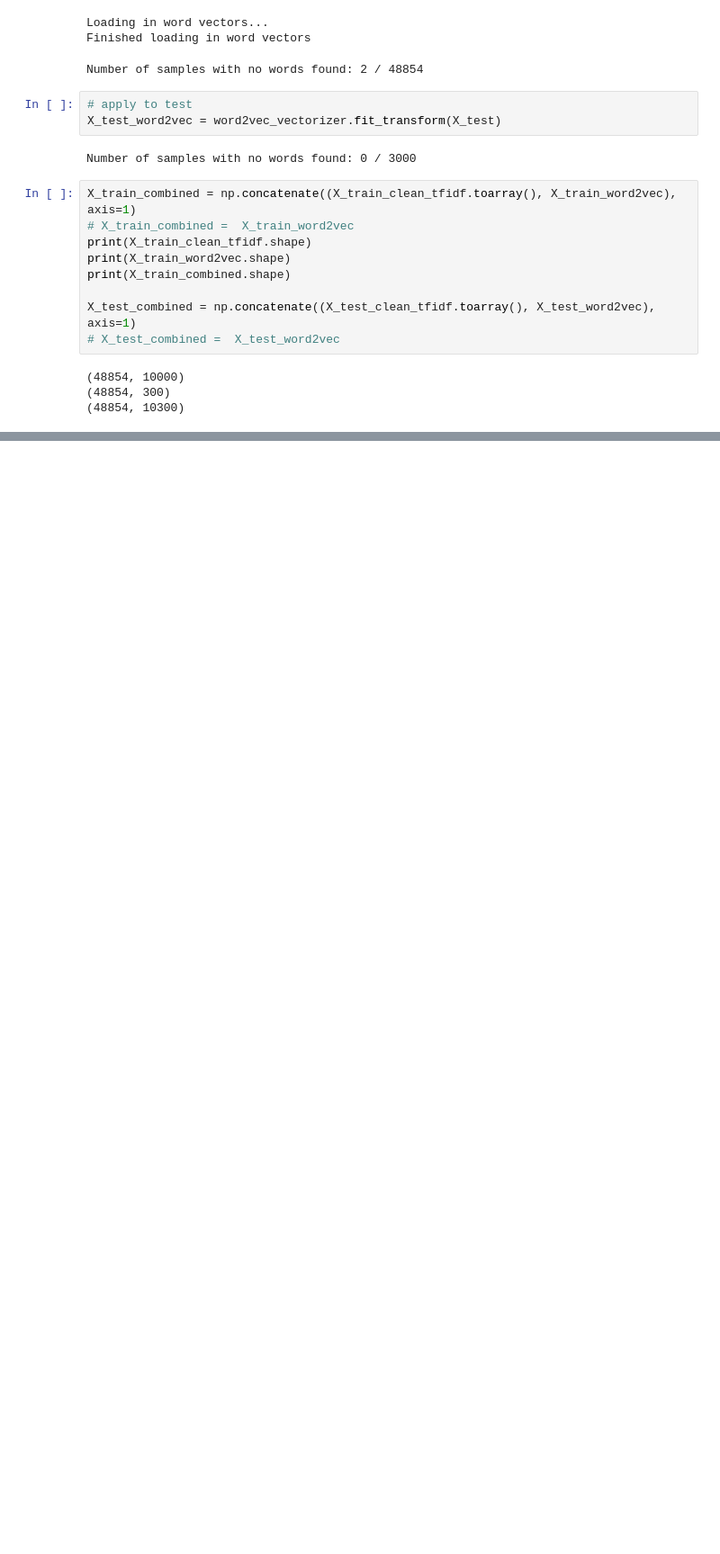
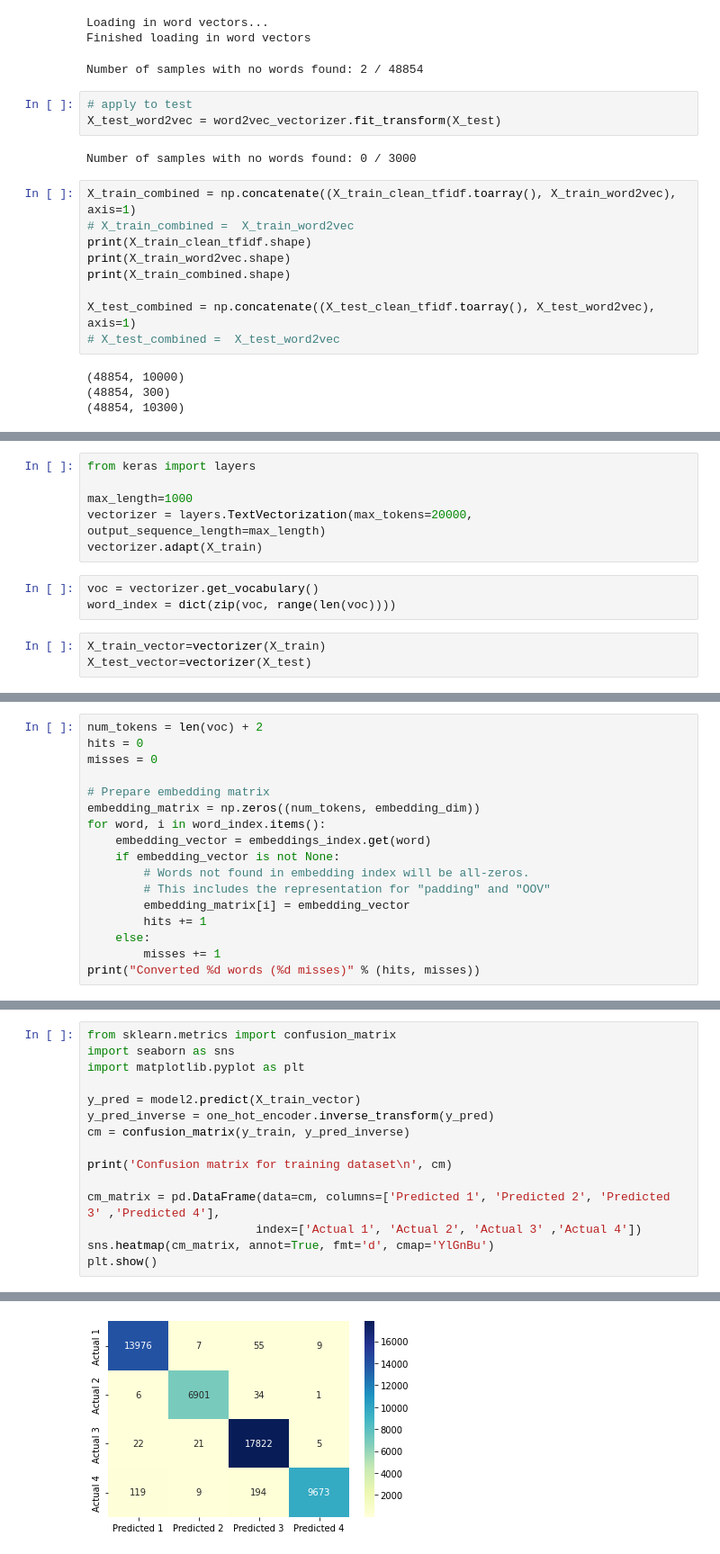
Before and after one commit to wengYing227/Labeled-Unreliable-News, a Jupyter notebook: Project_code_nn.ipynb, the cells around one changed output, grey strips where cells are left out. Shown at 90% size. Cells and saved outputs as stored; diff of their text form; blank space fills up the shorter version.

```diff
--- a/Project_code_nn.ipynb
+++ b/Project_code_nn.ipynb
@@ -515,0 +559,12 @@ Confusion matrix for testing dataset
+# %%
+from keras import layers
+
+max_length=1000
+vectorizer = layers.TextVectorization(max_tokens=20000, output_sequence_length=max_length)
+vectorizer.adapt(X_train)
+# %%
+voc = vectorizer.get_vocabulary()
+word_index = dict(zip(voc, range(len(voc))))
+# %%
+X_train_vector=vectorizer(X_train)
+X_test_vector=vectorizer(X_test)
@@ -515,0 +595,17 @@ Confusion matrix for testing dataset
+# %%
+num_tokens = len(voc) + 2
+hits = 0
+misses = 0
+
+# Prepare embedding matrix
+embedding_matrix = np.zeros((num_tokens, embedding_dim))
+for word, i in word_index.items():
+    embedding_vector = embeddings_index.get(word)
+    if embedding_vector is not None:
+        # Words not found in embedding index will be all-zeros.
+        # This includes the representation for "padding" and "OOV"
+        embedding_matrix[i] = embedding_vector
+        hits += 1
+    else:
+        misses += 1
+print("Converted %d words (%d misses)" % (hits, misses))
@@ -515,0 +714,16 @@ Confusion matrix for testing dataset
+# %%
+from sklearn.metrics import confusion_matrix
+import seaborn as sns
+import matplotlib.pyplot as plt
+
+y_pred = model2.predict(X_train_vector)
+y_pred_inverse = one_hot_encoder.inverse_transform(y_pred)
+cm = confusion_matrix(y_train, y_pred_inverse)
+
+print('Confusion matrix for training dataset\n', cm)
+
+cm_matrix = pd.DataFrame(data=cm, columns=['Predicted 1', 'Predicted 2', 'Predicted 3' ,'Predicted 4'],
+                        index=['Actual 1', 'Actual 2', 'Actual 3' ,'Actual 4'])
+sns.heatmap(cm_matrix, annot=True, fmt='d', cmap='YlGnBu')
+plt.show()
+# %% [output]
@@ -515,0 +736 @@ Confusion matrix for testing dataset
+[figure, added]
```
Also changed, not shown: parts of 20 cells of this notebook.
